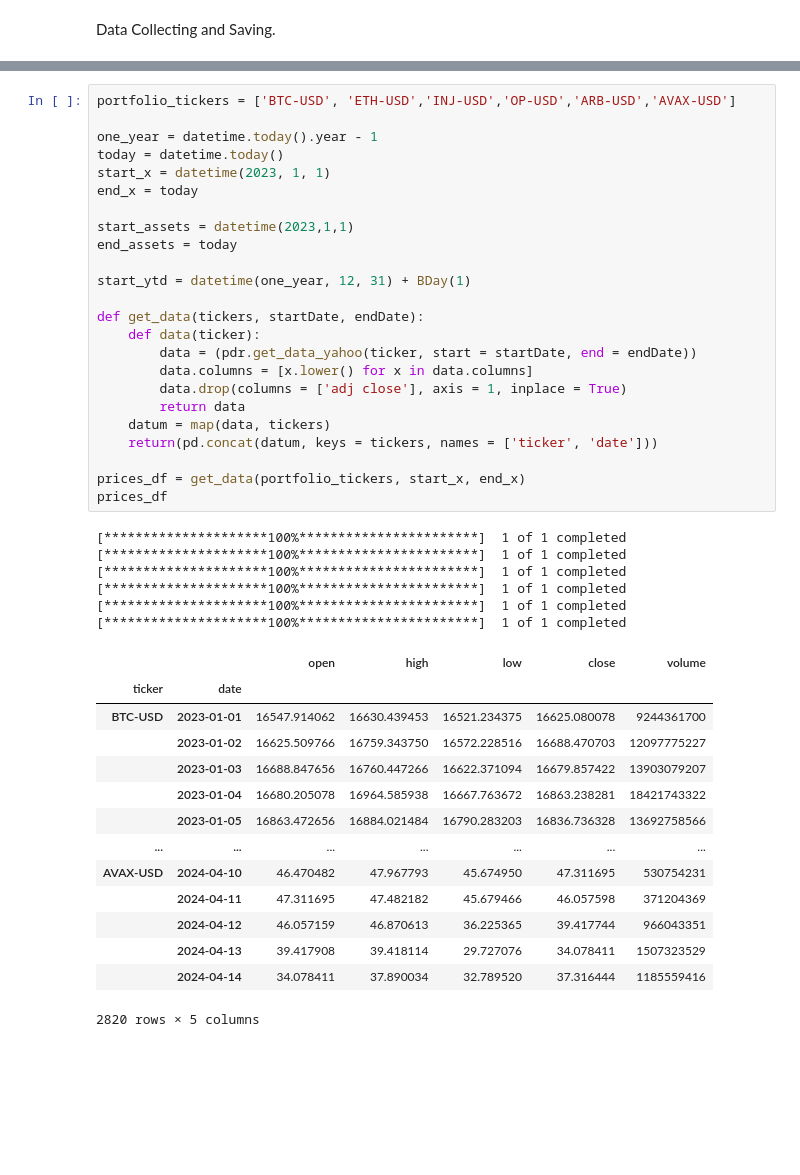
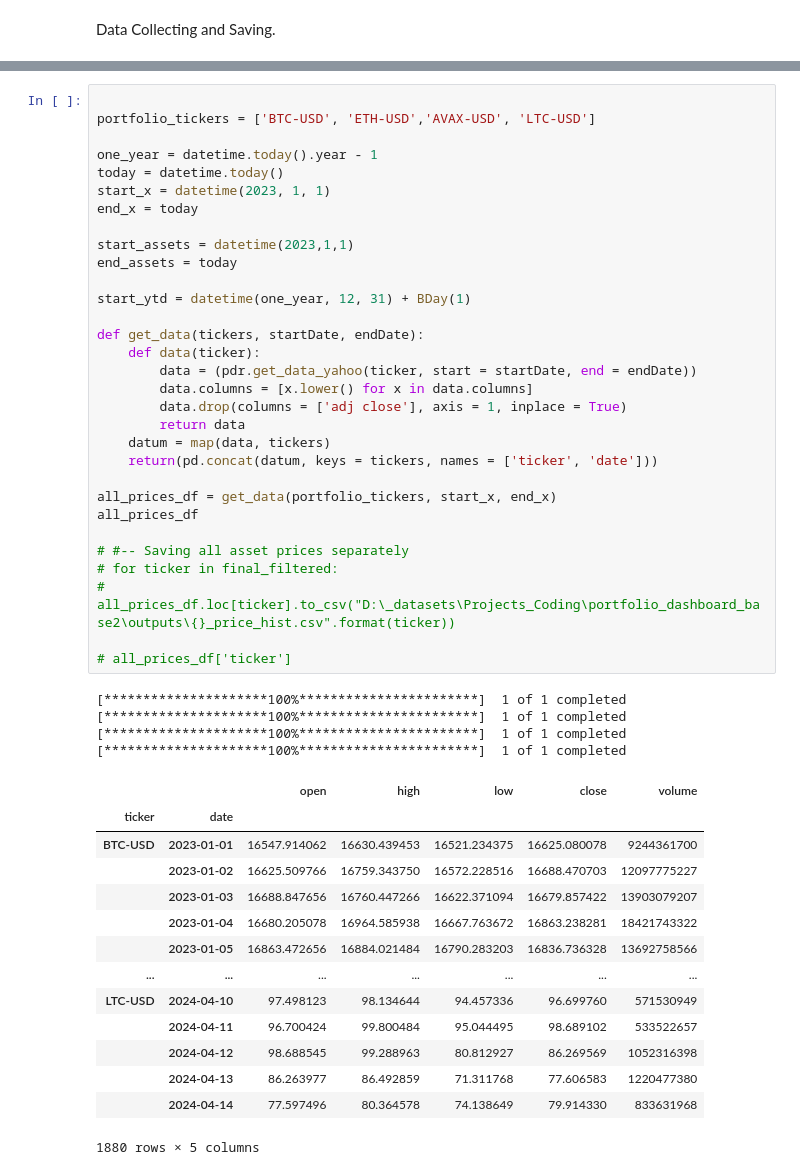
Before and after one commit to HoussamZak/portfolio_dashboard_base2, a Jupyter notebook: portfolio_dashboard.ipynb, the cells around one changed output, grey strips where cells are left out. Drawn from its saved outputs; the diff is of its cells as text; blank space fills up the shorter version.

```diff
--- a/portfolio_dashboard.ipynb
+++ b/portfolio_dashboard.ipynb
@@ -179,45 +156,50 @@ Traded 4 different cryptos
 # %%
-portfolio_tickers = ['BTC-USD', 'ETH-USD','INJ-USD','OP-USD','ARB-USD','AVAX-USD']
+
+portfolio_tickers = ['BTC-USD', 'ETH-USD','AVAX-USD', 'LTC-USD']
 
 one_year = datetime.today().year - 1
 today = datetime.today()
 start_x = datetime(2023, 1, 1)
 end_x = today
 
 start_assets = datetime(2023,1,1)
 end_assets = today
 
 start_ytd = datetime(one_year, 12, 31) + BDay(1)
 
 def get_data(tickers, startDate, endDate):
     def data(ticker):
         data = (pdr.get_data_yahoo(ticker, start = startDate, end = endDate))
         data.columns = [x.lower() for x in data.columns]
         data.drop(columns = ['adj close'], axis = 1, inplace = True)
         return data
     datum = map(data, tickers)
     return(pd.concat(datum, keys = tickers, names = ['ticker', 'date']))
 
-prices_df = get_data(portfolio_tickers, start_x, end_x)
-prices_df
+all_prices_df = get_data(portfolio_tickers, start_x, end_x)
+all_prices_df
+
+# #-- Saving all asset prices separately
+# for ticker in final_filtered:
+#     all_prices_df.loc[ticker].to_csv("D:\_datasets\Projects_Coding\portfolio_dashboard_base2\outputs\{}_price_hist.csv".format(ticker))
+
+# all_prices_df['ticker']
 # %% [output]
 [*********************100%***********************]  1 of 1 completed
 [*********************100%***********************]  1 of 1 completed
 [*********************100%***********************]  1 of 1 completed
 [*********************100%***********************]  1 of 1 completed
-[*********************100%***********************]  1 of 1 completed
-[*********************100%***********************]  1 of 1 completed
 |  |  | open | high | low | close | volume |
 | ticker | date |  |  |  |  |  |
 | BTC-USD | 2023-01-01 | 16547.914062 | 16630.439453 | 16521.234375 | 16625.080078 | 9244361700 |
 |  | 2023-01-02 | 16625.509766 | 16759.343750 | 16572.228516 | 16688.470703 | 12097775227 |
 |  | 2023-01-03 | 16688.847656 | 16760.447266 | 16622.371094 | 16679.857422 | 13903079207 |
 |  | 2023-01-04 | 16680.205078 | 16964.585938 | 16667.763672 | 16863.238281 | 18421743322 |
 |  | 2023-01-05 | 16863.472656 | 16884.021484 | 16790.283203 | 16836.736328 | 13692758566 |
 | ... | ... | ... | ... | ... | ... | ... |
-| AVAX-USD | 2024-04-10 | 46.470482 | 47.967793 | 45.674950 | 47.311695 | 530754231 |
-|  | 2024-04-11 | 47.311695 | 47.482182 | 45.679466 | 46.057598 | 371204369 |
-|  | 2024-04-12 | 46.057159 | 46.870613 | 36.225365 | 39.417744 | 966043351 |
-|  | 2024-04-13 | 39.417908 | 39.418114 | 29.727076 | 34.078411 | 1507323529 |
-|  | 2024-04-14 | 34.078411 | 37.890034 | 32.789520 | 37.316444 | 1185559416 |
+| LTC-USD | 2024-04-10 | 97.498123 | 98.134644 | 94.457336 | 96.699760 | 571530949 |
+|  | 2024-04-11 | 96.700424 | 99.800484 | 95.044495 | 98.689102 | 533522657 |
+|  | 2024-04-12 | 98.688545 | 99.288963 | 80.812927 | 86.269569 | 1052316398 |
+|  | 2024-04-13 | 86.263977 | 86.492859 | 71.311768 | 77.606583 | 1220477380 |
+|  | 2024-04-14 | 77.597496 | 80.364578 | 74.138649 | 79.914330 | 833631968 |
-2820 rows × 5 columns
+1880 rows × 5 columns
```
Also changed, not shown: parts of 18 cells of this notebook, 1 other file.
